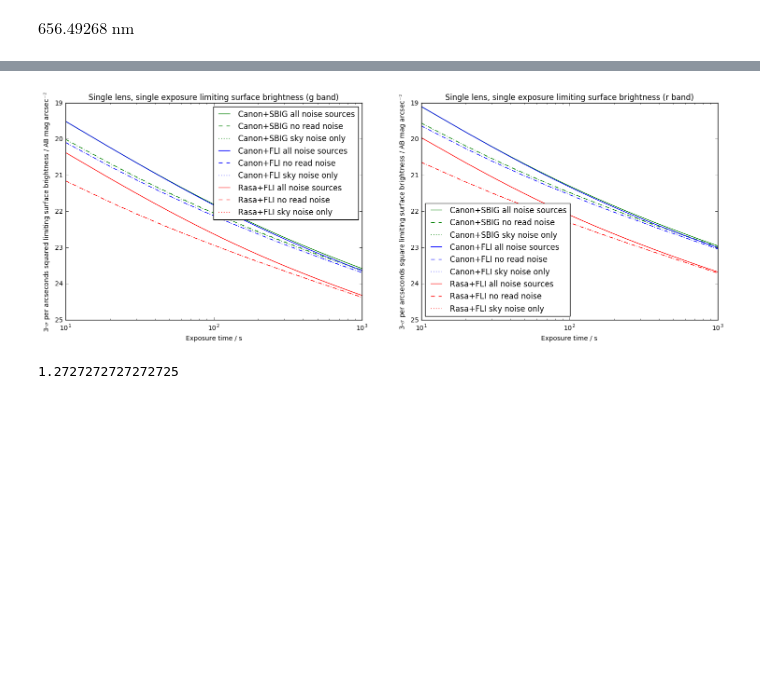
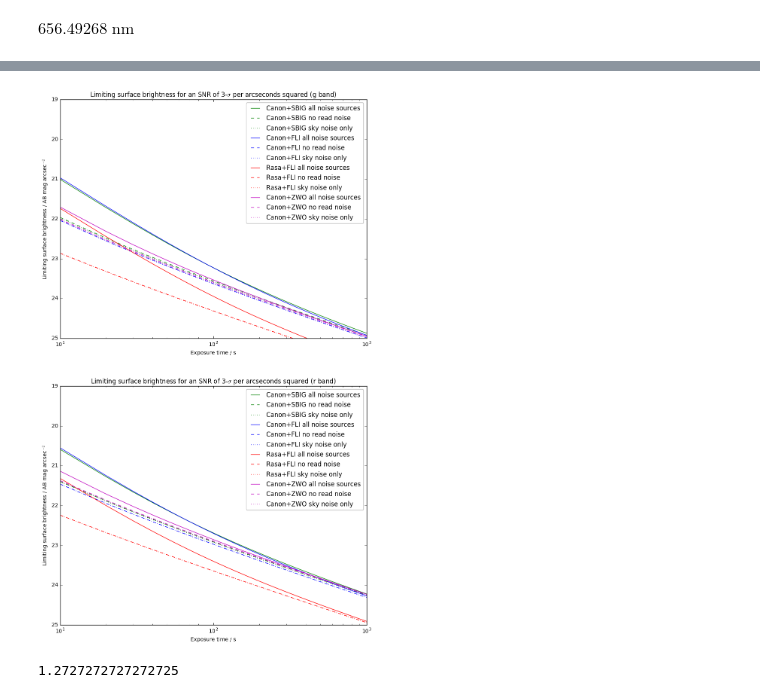
Before and after one commit to AnthonyHorton/signal-to-noise, a Jupyter notebook: Huntsman SNR.ipynb, the cells around one changed output, grey strips where cells are left out. Cells and saved outputs as stored; diff of their text form; code cells hidden in the pictures; blank space fills up the shorter version.

```diff
--- a/Huntsman SNR.ipynb
+++ b/Huntsman SNR.ipynb
@@ -87,6 +87,11 @@ fli = snr.Camera(pixel_size = 6.0 * u.micron / u.pixel, \
                  read_noise = 12.0  * u.electron / u.pixel, \
                  dark_current = 0.015 * u.electron / (u.second * u.pixel), \
                  QE_filename = "resources/ML50100_QE.csv") #Dark current at -25C
+zwo = snr.Camera(pixel_size = 3.8 * u.micron / u.pixel, \
+                 resolution = (4656, 3520) * u.pixel, \
+                 read_noise = 2.5 * u.electron / u.pixel, \
+                 dark_current = 0.02 * u.electron / (u.second * u.pixel), \
+                 QE_filename = "resources/ZWO_QE.csv") #the value of the dark current has been approximated
 # %%
 plt.plot(sbig.wavelengths, sbig.QE, 'r-', label='KAF-8300M')
 plt.plot(fli.wavelengths, fli.QE, 'b-', label='KAF-50100')
@@ -155,6 +161,8 @@ canon_sbig_Ha5 = snr.Imager(canon, sbig, Ha_5nm)
 canon_sbig_Ha3 = snr.Imager(canon, sbig, Ha_3nm)
 canon_fli_g = snr.Imager(canon, fli, g_Astrodon)
 canon_fli_r = snr.Imager(canon, fli, r_Astrodon)
+canon_zwo_g = snr.Imager(canon, zwo, g_Astrodon)
+canon_zwo_r = snr.Imager(canon, zwo, r_Astrodon)
 canon_fli_Ha5 = snr.Imager(canon, fli, Ha_5nm)
 canon_fli_Ha3 = snr.Imager(canon, fli, Ha_3nm)
 rasa_fli_g = snr.Imager(rasa, fli, g_Astrodon)
@@ -274,13 +294,15 @@ ts, sr2, srr2, sri2 = calculate_limits(rasa_fli_r,'per pixel')
 # %%
-ts, lg, lgr, lgi = calculate_limits(canon_sbig_g, 'per arcseconds squared')
-ts, lr, lrr, lri = calculate_limits(canon_sbig_r, 'per arcseconds squared')
-ts, lg1, lgr1, lgi1 = calculate_limits(canon_fli_g,'per arcseconds squared')
-ts, lr1, lrr1, lri1 = calculate_limits(canon_fli_r,'per arcseconds squared')
-ts, lg2, lgr2, lgi2 = calculate_limits(rasa_fli_g,'per arcseconds squared')
-ts, lr2, lrr2, lri2 = calculate_limits(rasa_fli_r,'per arcseconds squared')
+ts, lg, lgr, lgi = calculate_limits(canon_sbig_g, 'per arcseconds squared', 1.0)
+ts, lr, lrr, lri = calculate_limits(canon_sbig_r, 'per arcseconds squared', 1.0)
+ts, lg1, lgr1, lgi1 = calculate_limits(canon_fli_g,'per arcseconds squared', 1.0)
+ts, lr1, lrr1, lri1 = calculate_limits(canon_fli_r,'per arcseconds squared', 1.0)
+ts, lg2, lgr2, lgi2 = calculate_limits(rasa_fli_g,'per arcseconds squared', 1.0)
+ts, lr2, lrr2, lri2 = calculate_limits(rasa_fli_r,'per arcseconds squared', 1.0)
+ts, lg3, lgr3, lgi3 = calculate_limits(canon_zwo_g, 'per arcseconds squared', 1.0)
+ts, lr3, lrr3, lri3 = calculate_limits(canon_zwo_r, 'per arcseconds squared', 1.0)
 # %%
 def sensitivity_plot(times, data1, data2, data3, plot_number, colour, name):
-    plt.subplot(1,2,plot_number)
+    plt.subplot(2,1,plot_number)
     plt.semilogx(times, data1, '{}-'.format(colour), label='{} all noise sources'.format(name))
     plt.semilogx(times, data2, '{}--'.format(colour), label='{} no read noise'.format(name))
     plt.semilogx(times, data3, '{}:'.format(colour), label='{} sky noise only'.format(name))
@@ -309,25 +334,29 @@ plt.gcf().set_size_inches(18,6)
 # %%
+
 sensitivity_plot(ts, lg, lgr, lgi, 1, 'g', 'Canon+SBIG')
 sensitivity_plot(ts, lr, lrr, lri, 2, 'g', 'Canon+SBIG')
 sensitivity_plot(ts, lg1, lgr1, lgi1, 1, 'b', 'Canon+FLI')
 sensitivity_plot(ts, lr1, lrr1, lri1, 2, 'b', 'Canon+FLI')
 sensitivity_plot(ts, lg2, lgr2, lgi2, 1, 'r', 'Rasa+FLI')
 sensitivity_plot(ts, lr2, lrr2, lri2, 2, 'r', 'Rasa+FLI')
-plt.subplot(1,2,1)
-plt.legend(loc='best')
+sensitivity_plot(ts, lg3, lgr3, lgi3, 1, 'm', 'Canon+ZWO')
+sensitivity_plot(ts, lr3, lrr3, lri3, 2, 'm', 'Canon+ZWO')
+plt.subplot(2,1,1)
 plt.ylim(25,19)
 plt.xlabel('Exposure time / s')
-plt.ylabel('3-$\sigma$ per arcseconds squared limiting surface brightness / AB mag arcsec$^{-2}$')
-plt.title('Single lens, single exposure limiting surface brightness (g band)')
-plt.subplot(1,2,2)
-plt.legend(loc='best')
+plt.ylabel('Limiting surface brightness / AB mag arcsec$^{-2}$')
+plt.title('Limiting surface brightness for an SNR of 3-$\sigma$ per arcseconds squared (g band)')
+plt.legend(loc='upper right', fancybox=True, framealpha=0.3)
+plt.subplot(2,1,2)
 plt.ylim(25,19)
 plt.xlabel('Exposure time / s')
-plt.ylabel('3-$\sigma$ per arcseconds square limiting surface brightness / AB mag arcsec$^{-2}$')
-plt.title('Single lens, single exposure limiting surface brightness (r band)')
-plt.gcf().set_size_inches(18,6)
+plt.ylabel('Limiting surface brightness / AB mag arcsec$^{-2}$')
+plt.title('Limiting surface brightness for an SNR of 3-$\sigma$ per arcseconds squared (r band)')
+plt.legend(loc='best', fancybox=True, framealpha=0.3)
+plt.gcf().set_size_inches(10.5,18)
+plt.savefig('sensitivityplot1.png')
 # %% [output]
-[figure, old version]
+[figure, new version]
 # %%
 2.8/2.2
 # %% [output]
```
Also changed, not shown: parts of 11 cells of this notebook, 4 other files.
